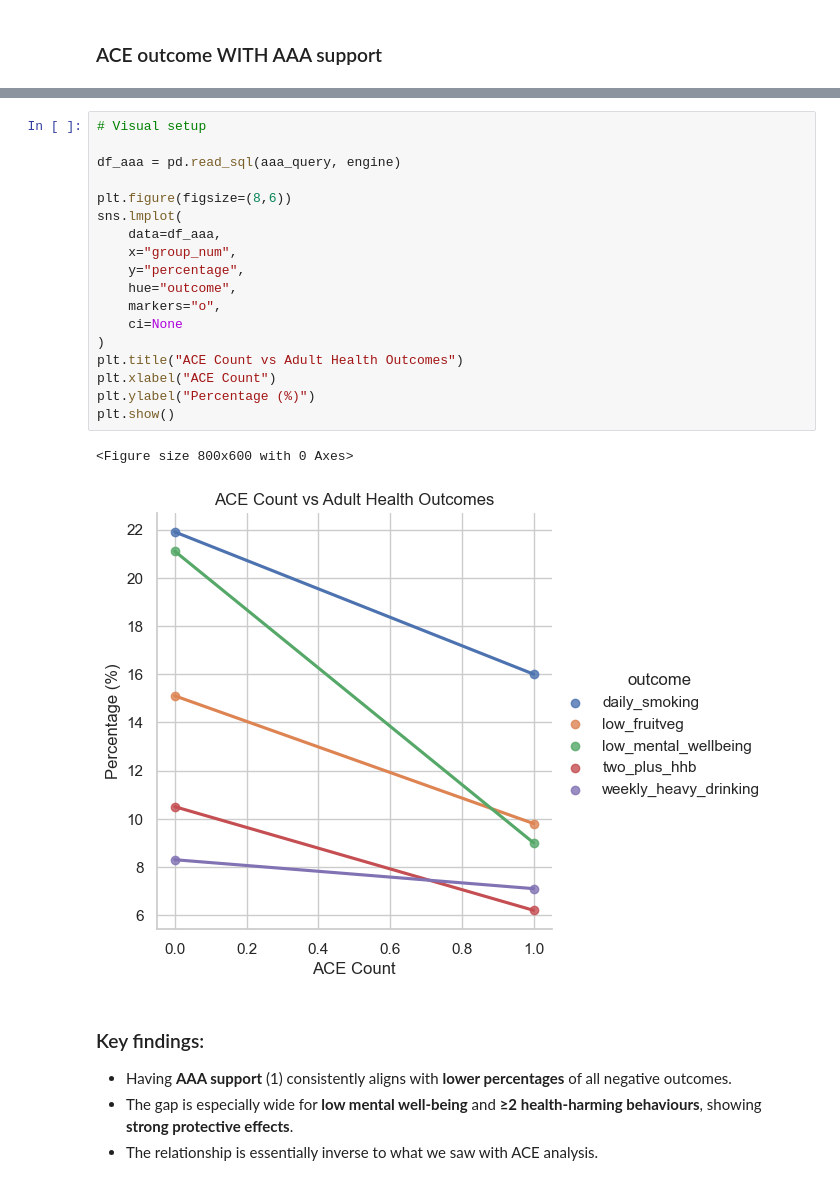
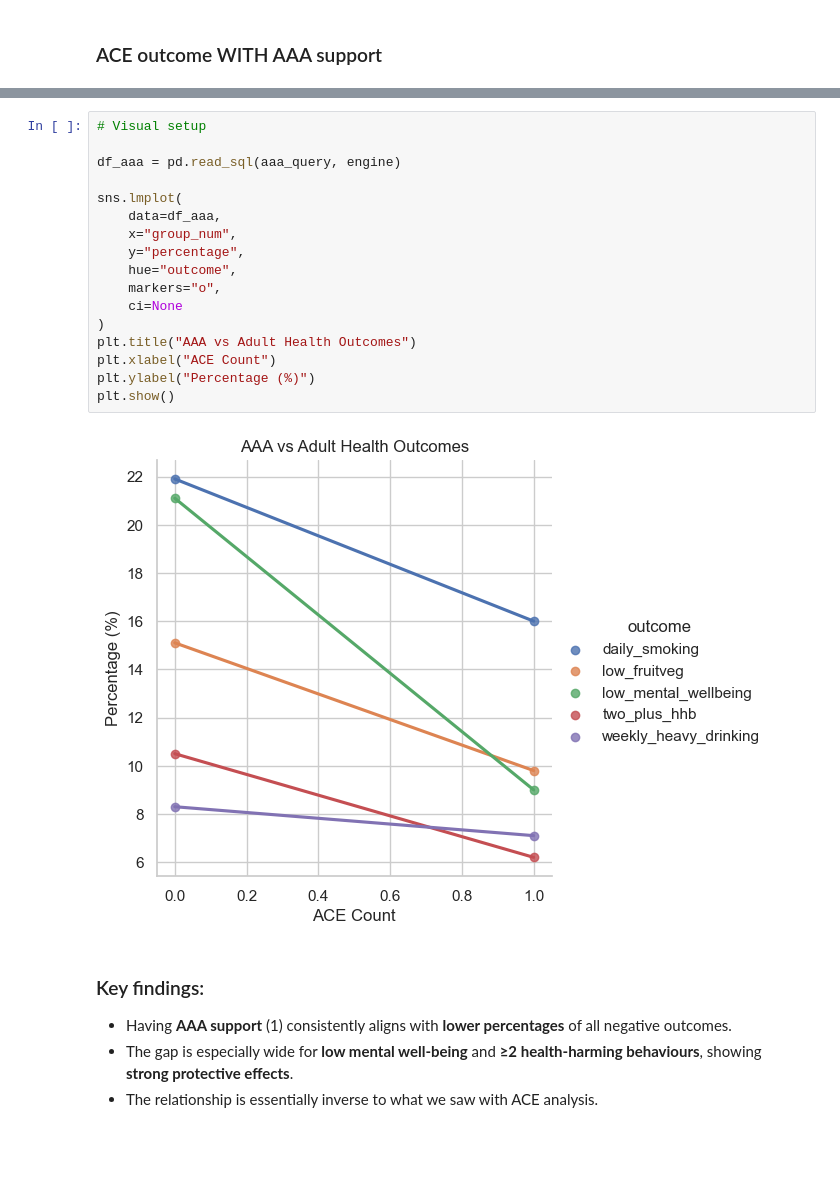
Before and after one commit to Nash-254/ACE-Insight, a Jupyter notebook: notebooks/Resilience_Factors_notebook.ipynb, the cells around one changed output, grey strips where cells are left out. Saved outputs shown, nothing was run; the diff lists cells and outputs as text; blank space fills up the shorter version.

```diff
--- a/notebooks/Resilience_Factors_notebook.ipynb
+++ b/notebooks/Resilience_Factors_notebook.ipynb
@@ -200,24 +198,22 @@ print(df.to_string(index=False))  #display full width output
 # %%
 # Visual setup
 
 df_aaa = pd.read_sql(aaa_query, engine)
 
-plt.figure(figsize=(8,6))
 sns.lmplot(
     data=df_aaa,
     x="group_num",
     y="percentage",
     hue="outcome",
     markers="o",
     ci=None
 )
-plt.title("ACE Count vs Adult Health Outcomes")
+plt.title("AAA vs Adult Health Outcomes")
 plt.xlabel("ACE Count")
 plt.ylabel("Percentage (%)")
 plt.show()
 # %% [output]
-<Figure size 800x600 with 0 Axes>
-[figure, old version]
+[figure, new version]
 # %% [markdown]
 ### Key findings:
 
```
Also changed, not shown: parts of 2 cells of this notebook, 1 other file.
